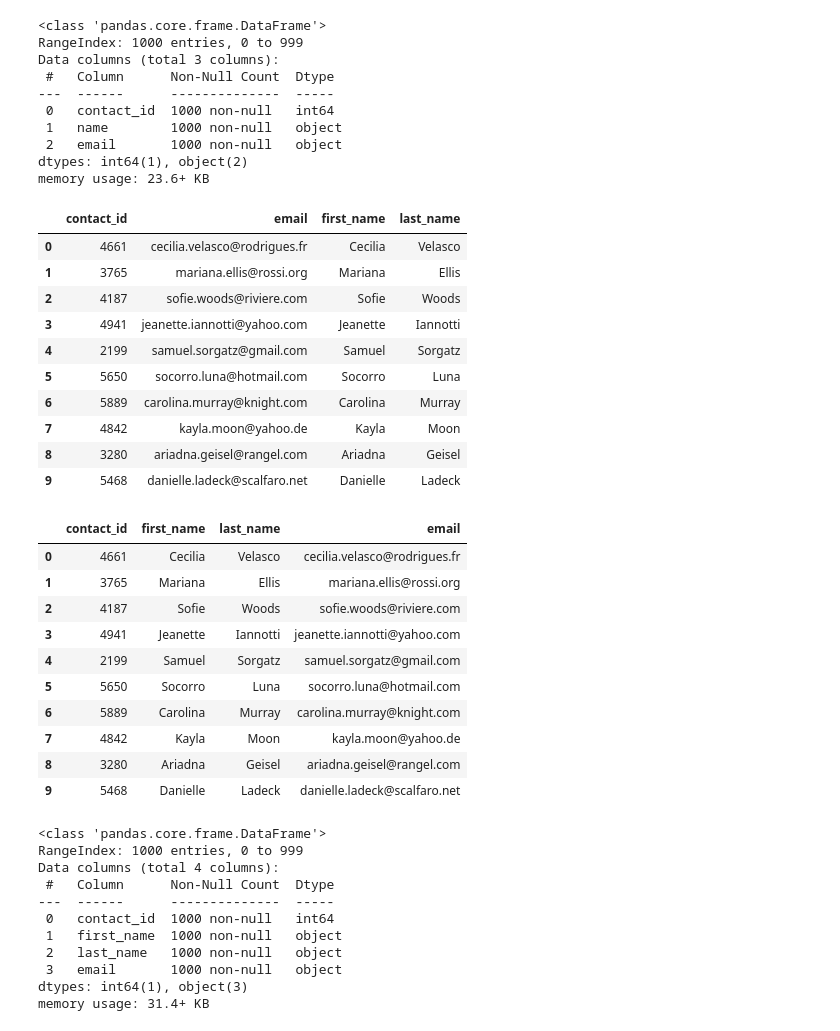
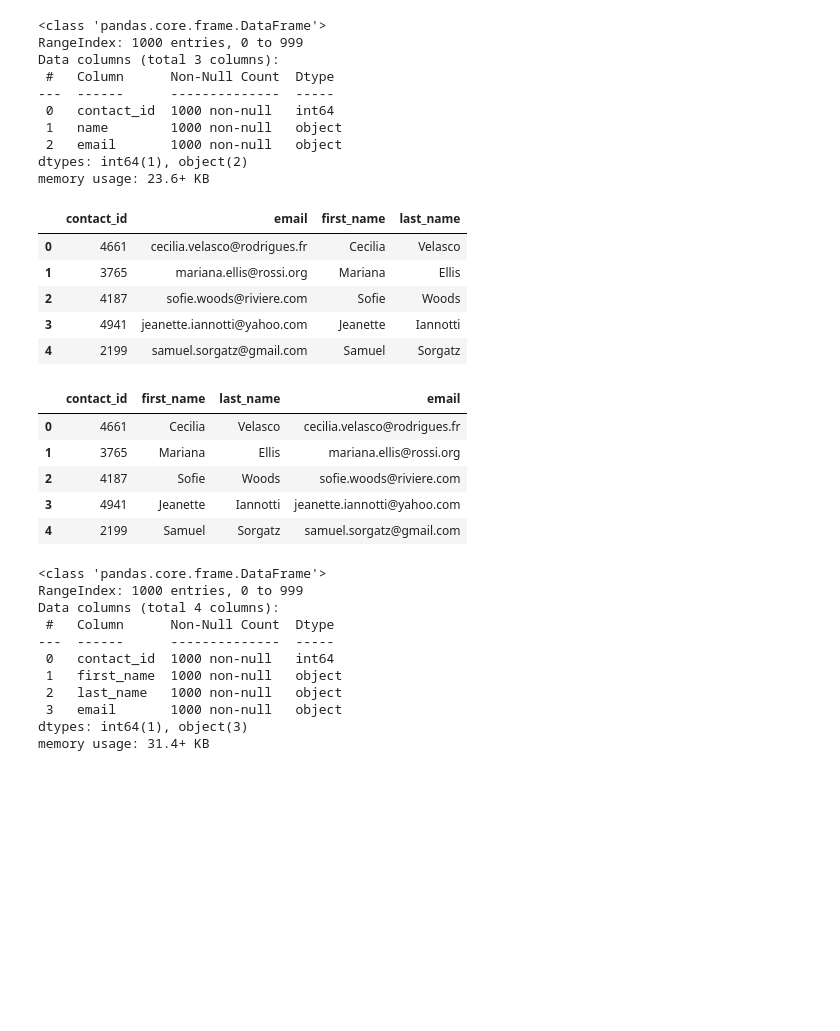
Before and after one commit to patricb98/Crowdfunding_ETL, a Jupyter notebook: Starter_Files/ETL_Mini_Project_PBeaven.ipynb, the cells around one changed output. Cells and saved outputs as stored; diff of their text form; code cells hidden in the pictures; blank space fills up the shorter version.

```diff
--- a/Starter_Files/ETL_Mini_Project_PBeaven.ipynb
+++ b/Starter_Files/ETL_Mini_Project_PBeaven.ipynb
@@ -278,7 +297,7 @@ campaign_cleaned.to_csv("Resources/campaign.csv", index=False)
 ### Extract the contacts.xlsx Data.
 # %%
 # Read the data into a Pandas DataFrame. Use the `header=2` parameter when reading in the data.
-contact_info_df = pd.read_excel('Resources/contacts.xlsx', header=2)
+contact_info_df = pd.read_excel('Resources/contacts.xlsx', header=2, skiprows=1)
 contact_info_df.head()
 # %% [output]
 |  | contact_info |
@@ -302,9 +321,11 @@ Then export the DataFrame as a `contacts.csv` CSV file.
 # %%
 # Iterate through the contact_info_df and convert each row to a dictionary.
 import json
-dict_values = []
-
+contact_dict = []
+for index, row in contact_info_df.iterrows():
+    contact_rows = json.loads(row['contact_info'])
+    contact_dict.append(contact_rows)
 
 # Print out the list of values for each row.
-print(dict_values)
+print(contact_dict)
 # %% [output]
@@ -312,6 +333,8 @@ print(dict_values)
 # %%
 # Create a contact_info DataFrame and add each list of values, i.e., each row
 # to the 'contact_id', 'name', 'email' columns.
+contact_info = pd.DataFrame(contact_dict)
+contact_info.head()
 # %% [output]
 |  | contact_id | name | email |
 | 0 | 4661 | Cecilia Velasco | cecilia.velasco@rodrigues.fr |
@@ -334,23 +358,22 @@ dtypes: int64(1), object(2)
 memory usage: 23.6+ KB
 # %%
 # Create a "first"name" and "last_name" column with the first and last names from the "name" column.
-
+contact_info[['first_name', 'last_name']] = contact_info['name'].str.split(' ', n=1, expand=True)
 
 # Drop the contact_name column
+contact_info.drop('name', axis=1, inplace=True)
+contact_info.head()
 # %% [output]
 |  | contact_id | email | first_name | last_name |
 | 0 | 4661 | cecilia.velasco@rodrigues.fr | Cecilia | Velasco |
 | 1 | 3765 | mariana.ellis@rossi.org | Mariana | Ellis |
 | 2 | 4187 | sofie.woods@riviere.com | Sofie | Woods |
 | 3 | 4941 | jeanette.iannotti@yahoo.com | Jeanette | Iannotti |
 | 4 | 2199 | samuel.sorgatz@gmail.com | Samuel | Sorgatz |
-| 5 | 5650 | socorro.luna@hotmail.com | Socorro | Luna |
-| 6 | 5889 | carolina.murray@knight.com | Carolina | Murray |
-| 7 | 4842 | kayla.moon@yahoo.de | Kayla | Moon |
-| 8 | 3280 | ariadna.geisel@rangel.com | Ariadna | Geisel |
-| 9 | 5468 | danielle.ladeck@scalfaro.net | Danielle | Ladeck |
 # %%
 # Reorder the columns
+contacts_df_clean = contact_info[['contact_id', 'first_name', 'last_name', 'email']]
+contacts_df_clean.head()
 # %% [output]
 |  | contact_id | first_name | last_name | email |
 | 0 | 4661 | Cecilia | Velasco | cecilia.velasco@rodrigues.fr |
@@ -358,10 +381,5 @@ memory usage: 23.6+ KB
 | 2 | 4187 | Sofie | Woods | sofie.woods@riviere.com |
 | 3 | 4941 | Jeanette | Iannotti | jeanette.iannotti@yahoo.com |
 | 4 | 2199 | Samuel | Sorgatz | samuel.sorgatz@gmail.com |
-| 5 | 5650 | Socorro | Luna | socorro.luna@hotmail.com |
-| 6 | 5889 | Carolina | Murray | carolina.murray@knight.com |
-| 7 | 4842 | Kayla | Moon | kayla.moon@yahoo.de |
-| 8 | 3280 | Ariadna | Geisel | ariadna.geisel@rangel.com |
-| 9 | 5468 | Danielle | Ladeck | danielle.ladeck@scalfaro.net |
 # %%
 # Check the datatypes one more time before exporting as CSV file.
```
Also changed, not shown: parts of 12 cells of this notebook, 6 other files.
